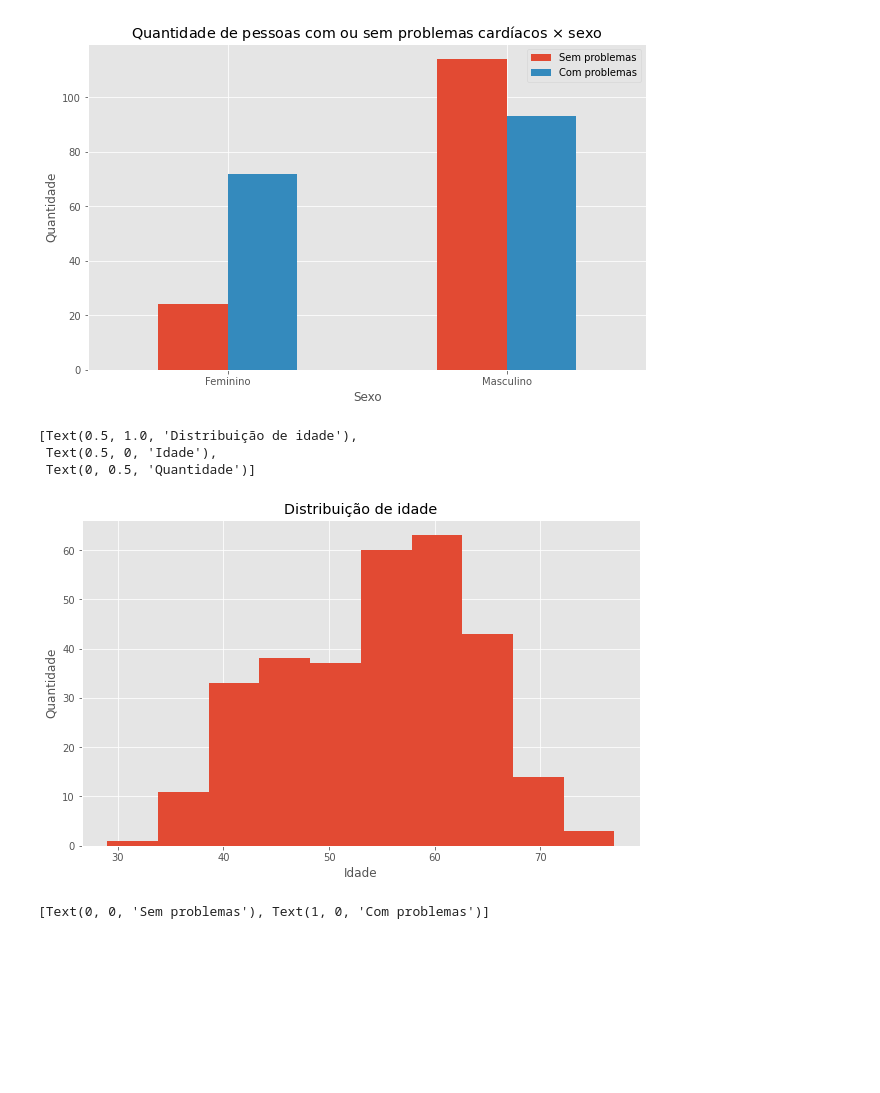
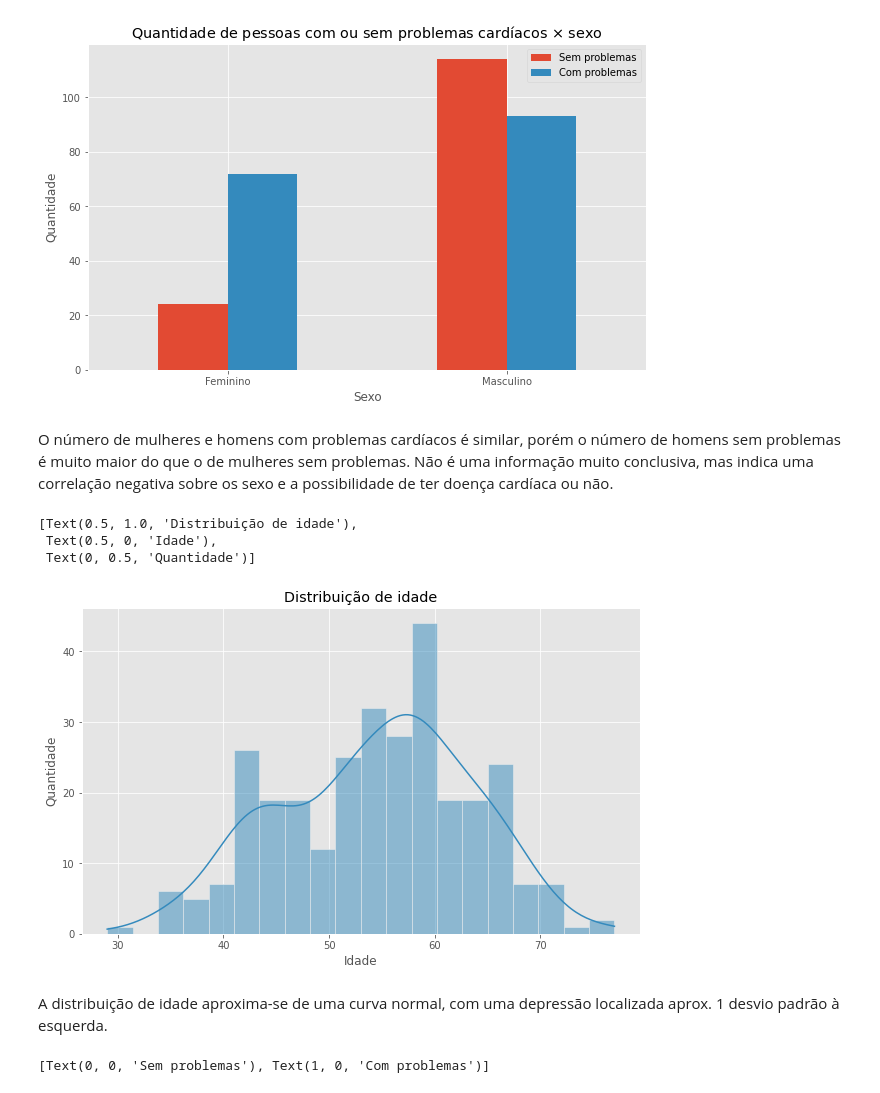
Before and after one commit to pesadaum/heart-disease-analysis, a Jupyter notebook: heart_disease_analysis.ipynb, the cells around one changed output. Drawn from its saved outputs; the diff is of its cells as text; code cells hidden in the pictures; blank space fills up the shorter version.

```diff
--- a/heart_disease_analysis.ipynb
+++ b/heart_disease_analysis.ipynb
@@ -100,19 +100,23 @@ ax.set_xticklabels(['Feminino', 'Masculino'], rotation=0)
 # %% [output]
 [Text(0, 0, 'Feminino'), Text(1, 0, 'Masculino')]
 [figure]
+# %% [markdown]
+O número de mulheres e homens com problemas cardíacos é similar, porém o número de homens sem problemas é muito maior do que o de mulheres sem problemas. Não é uma informação muito conclusiva, mas indica uma correlação negativa sobre os sexo e a possibilidade de ter doença cardíaca ou não.
 # %%
-_, ax = plt.subplots(figsize=(10,6))
-ax.hist(df['age'], bins=10)
+_, ax = plt.subplots(figsize=(10, 6))
+ax = sns.histplot(df['age'], kde=True, bins=20)
 ax.set(
-  title=r'Distribuição de idade',
-  xlabel='Idade',
-  ylabel='Quantidade'
+    title=r'Distribuição de idade',
+    xlabel='Idade',
+    ylabel='Quantidade'
 )
 # %% [output]
 [Text(0.5, 1.0, 'Distribuição de idade'),
  Text(0.5, 0, 'Idade'),
  Text(0, 0.5, 'Quantidade')]
-[figure, old version]
+[figure, new version]
+# %% [markdown]
+A distribuição de idade aproxima-se de uma curva normal, com uma depressão localizada aprox. 1 desvio padrão à esquerda.
 # %%
 _, ax = plt.subplots(figsize=(9,6))
 pd.crosstab(df['target'], df['cp']).plot(kind='bar', ax=ax)
```
Also changed, not shown: parts of 12 cells of this notebook.
